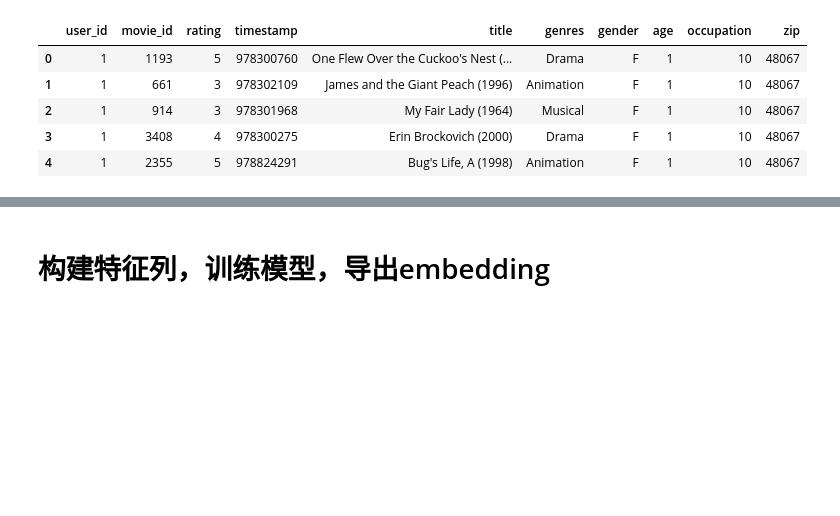
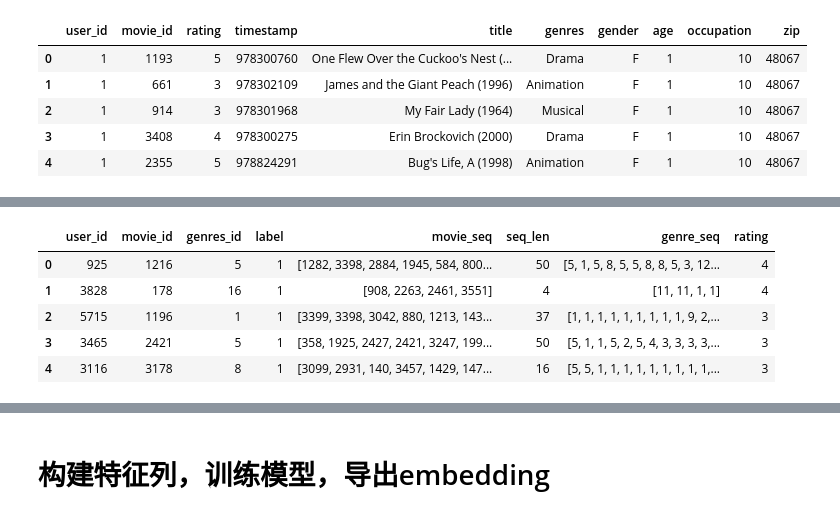
Before and after one commit to dream-365/notebooks, a Jupyter notebook: rec/MovieLen1M_YoutubeDNN.ipynb, the cells around one changed output, grey strips where cells are left out. Cells and saved outputs as stored; diff of their text form; code cells hidden in the pictures; blank space fills up the shorter version.

```diff
--- a/rec/MovieLen1M_YoutubeDNN.ipynb
+++ b/rec/MovieLen1M_YoutubeDNN.ipynb
@@ -183,0 +197,10 @@ data.head()
+# %%
+train_samples = MovieLenDataProcessor.gen_data_set(feature_processor.data, 50)
+train_samples.head()
+# %% [output]
+|  | user_id | movie_id | genres_id | label | movie_seq | seq_len | genre_seq | rating |
+| 0 | 925 | 1216 | 5 | 1 | [1282, 3398, 2884, 1945, 584, 800... | 50 | [5, 1, 5, 8, 5, 5, 8, 8, 5, 3, 12... | 4 |
+| 1 | 3828 | 178 | 16 | 1 | [908, 2263, 2461, 3551] | 4 | [11, 11, 1, 1] | 4 |
+| 2 | 5715 | 1196 | 1 | 1 | [3399, 3398, 3042, 880, 1213, 143... | 37 | [1, 1, 1, 1, 1, 1, 1, 1, 1, 9, 2,... | 3 |
+| 3 | 3465 | 2421 | 5 | 1 | [358, 1925, 2427, 2421, 3247, 199... | 50 | [5, 1, 1, 5, 2, 5, 4, 3, 3, 3, 3,... | 3 |
+| 4 | 3116 | 3178 | 8 | 1 | [3099, 2931, 140, 3457, 1429, 147... | 16 | [5, 5, 1, 1, 1, 1, 1, 1, 1, 1, 1,... | 3 |
```
Also changed, not shown: parts of 6 cells of this notebook.
